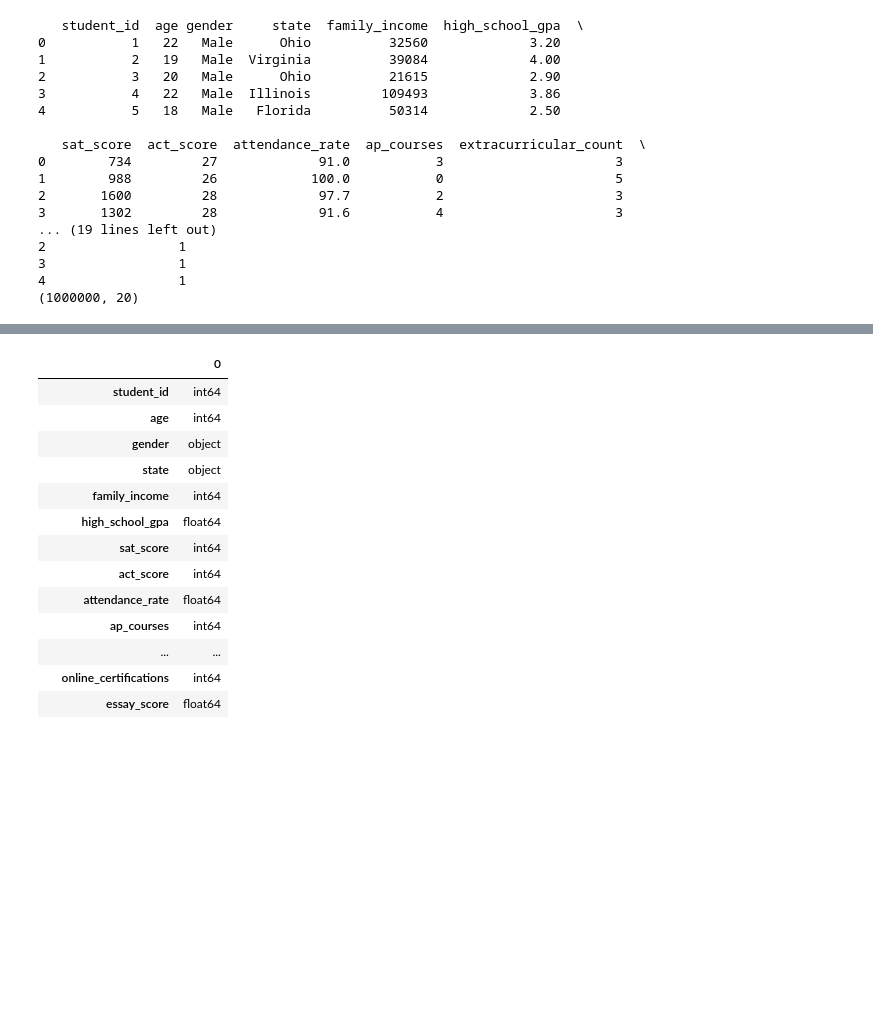
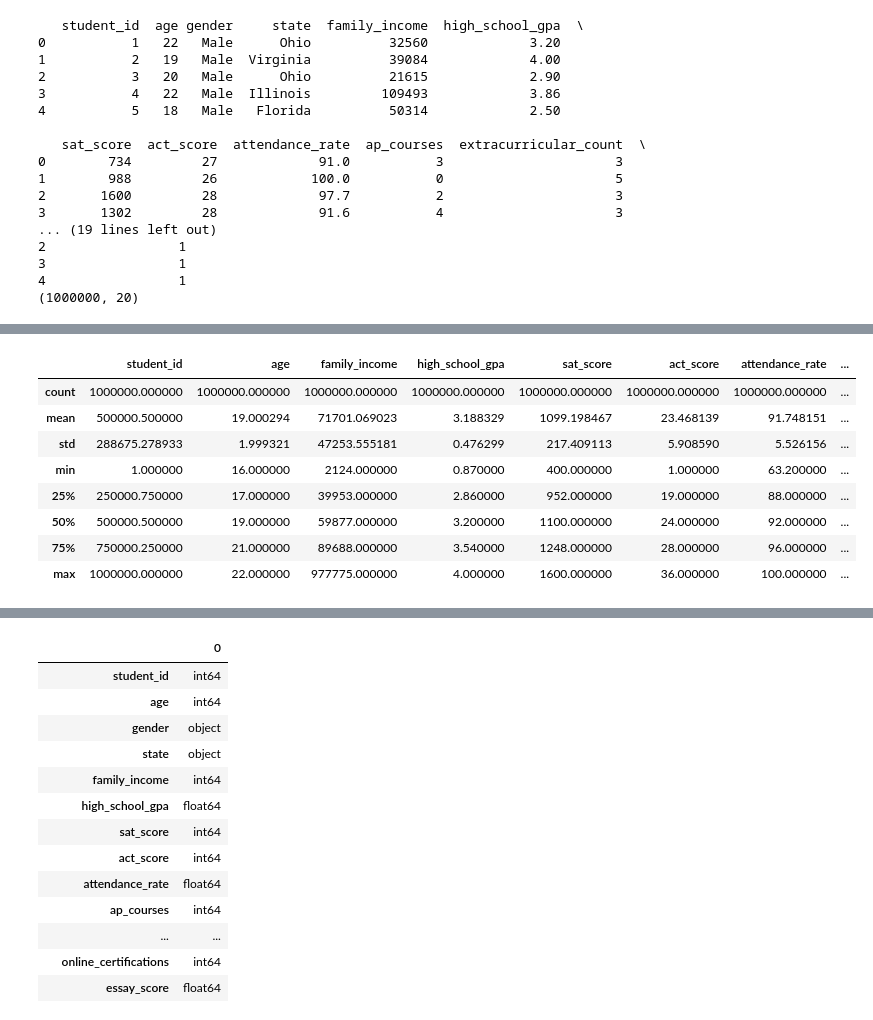
Before and after one commit to SpicyPump/CI345ML, a Jupyter notebook: CI345_Final_Project.ipynb, the cells around one changed output, grey strips where cells are left out. Cells and saved outputs as stored; diff of their text form; code cells hidden in the pictures; blank space fills up the shorter version.

```diff
--- a/CI345_Final_Project.ipynb
+++ b/CI345_Final_Project.ipynb
@@ -48,0 +92,12 @@ print(df.shape)
+# %%
+df.describe()
+# %% [output]
+|  | student_id | age | family_income | high_school_gpa | sat_score | act_score | attendance_rate | ... |
+| count | 1000000.000000 | 1000000.000000 | 1000000.000000 | 1000000.000000 | 1000000.000000 | 1000000.000000 | 1000000.000000 | ... |
+| mean | 500000.500000 | 19.000294 | 71701.069023 | 3.188329 | 1099.198467 | 23.468139 | 91.748151 | ... |
+| std | 288675.278933 | 1.999321 | 47253.555181 | 0.476299 | 217.409113 | 5.908590 | 5.526156 | ... |
+| min | 1.000000 | 16.000000 | 2124.000000 | 0.870000 | 400.000000 | 1.000000 | 63.200000 | ... |
+| 25% | 250000.750000 | 17.000000 | 39953.000000 | 2.860000 | 952.000000 | 19.000000 | 88.000000 | ... |
+| 50% | 500000.500000 | 19.000000 | 59877.000000 | 3.200000 | 1100.000000 | 24.000000 | 92.000000 | ... |
+| 75% | 750000.250000 | 21.000000 | 89688.000000 | 3.540000 | 1248.000000 | 28.000000 | 96.000000 | ... |
+| max | 1000000.000000 | 22.000000 | 977775.000000 | 4.000000 | 1600.000000 | 36.000000 | 100.000000 | ... |
```
Also changed, not shown: parts of 24 cells of this notebook.
